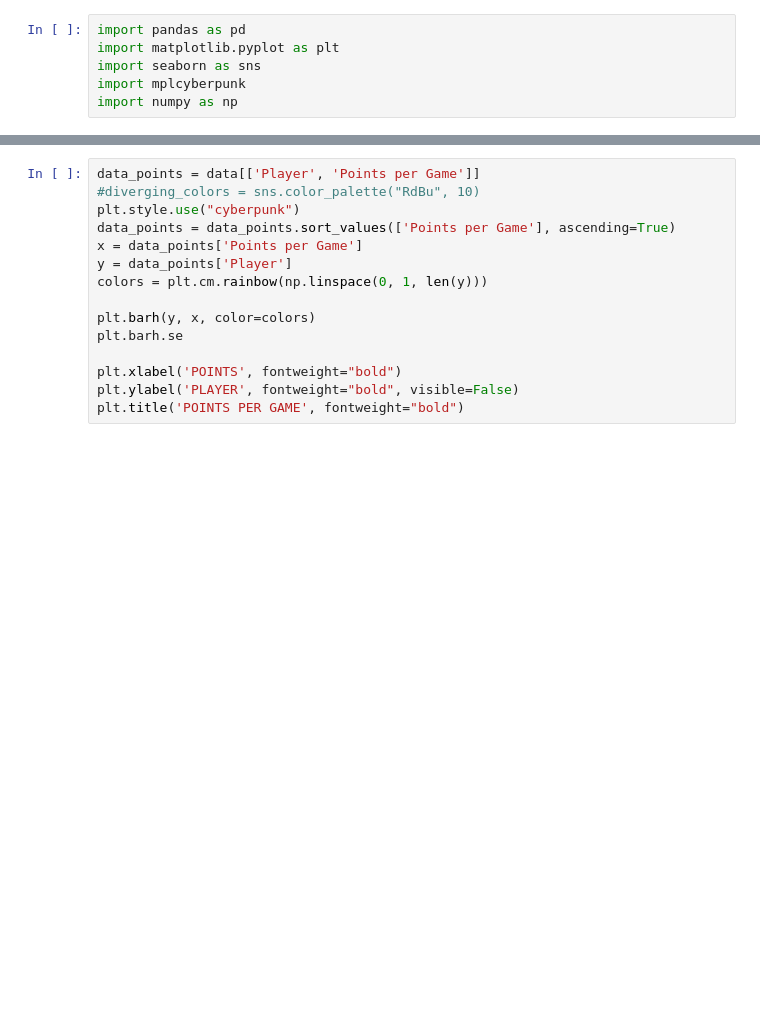
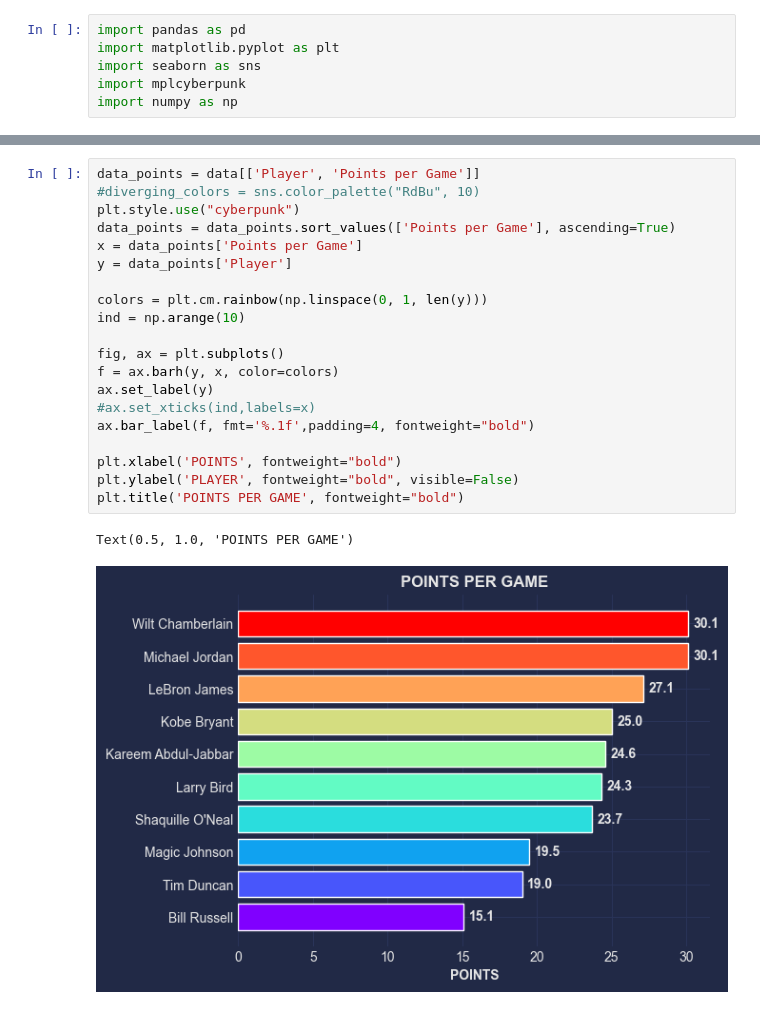
Before and after one commit to jrocarlos/GOAT, a Jupyter notebook: goat.ipynb, the cells around one changed output, grey strips where cells are left out. Saved outputs shown, nothing was run; the diff lists cells and outputs as text; blank space fills up the shorter version.

```diff
--- a/goat.ipynb
+++ b/goat.ipynb
@@ -24,18 +39,26 @@ plt.title('NBA TITLES', fontweight="bold")
 # %%
 data_points = data[['Player', 'Points per Game']]
 #diverging_colors = sns.color_palette("RdBu", 10)
 plt.style.use("cyberpunk")
 data_points = data_points.sort_values(['Points per Game'], ascending=True)
 x = data_points['Points per Game']
 y = data_points['Player']
+
 colors = plt.cm.rainbow(np.linspace(0, 1, len(y)))
+ind = np.arange(10)
 
-plt.barh(y, x, color=colors)
-plt.barh.se
+fig, ax = plt.subplots()
+f = ax.barh(y, x, color=colors)
+ax.set_label(y)
+#ax.set_xticks(ind,labels=x)
+ax.bar_label(f, fmt='%.1f',padding=4, fontweight="bold")
 
 plt.xlabel('POINTS', fontweight="bold")
 plt.ylabel('PLAYER', fontweight="bold", visible=False)
 plt.title('POINTS PER GAME', fontweight="bold")
+# %% [output]
+Text(0.5, 1.0, 'POINTS PER GAME')
+[figure, added]
 # %%
 data_awr = data[['Player', 'NBA Championships','Conference Championships','MVP Awards']]
 data_awr['sum'] = data_awr['NBA Championships']+data_awr['Conference Championships']+data_awr['MVP Awards']
```
Also changed, not shown: parts of 10 cells of this notebook.
